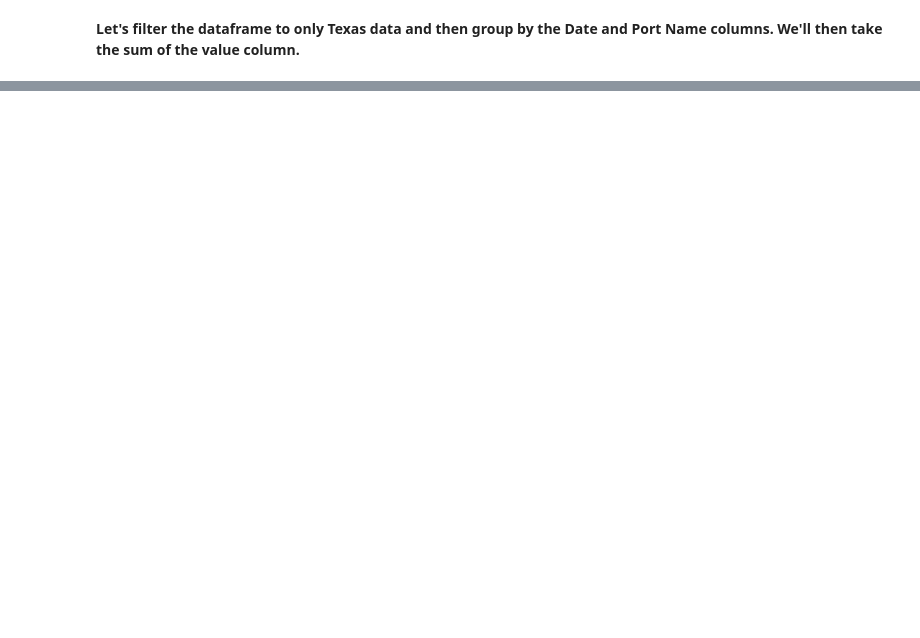
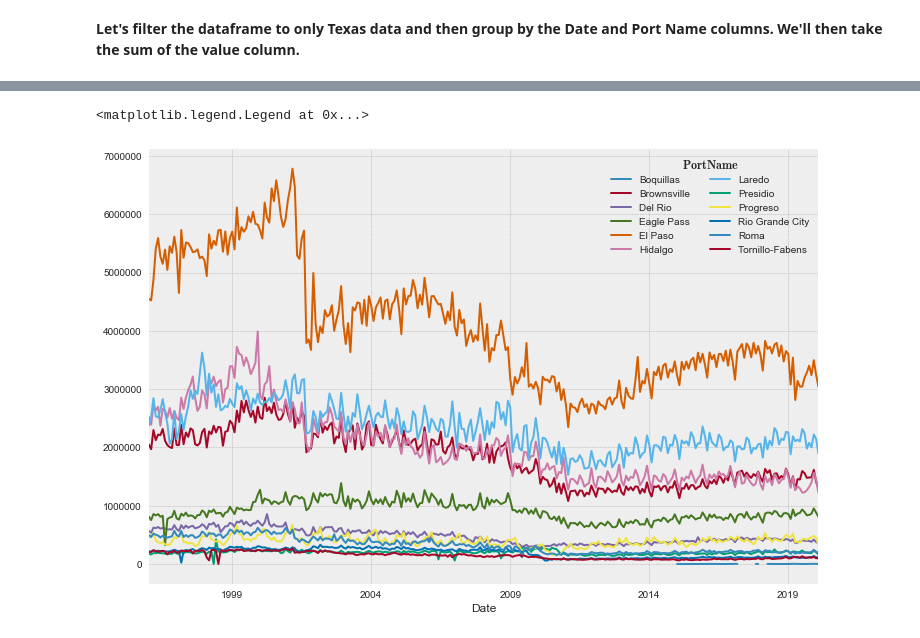
Before and after one commit to ringotm/Python-Tutorials, a Jupyter notebook: Groupby_Pivot_Pandas.ipynb, the cells around one changed output, grey strips where cells are left out. Cells and saved outputs as stored; diff of their text form; code cells hidden in the pictures; blank space fills up the shorter version.

Commit message:
updated groupby notebook

```diff
--- a/Groupby_Pivot_Pandas.ipynb
+++ b/Groupby_Pivot_Pandas.ipynb
@@ -118,0 +74,3 @@ df_Texas_2019_PVP.shape
+# %%
+df_grouped = df.loc[df['State']=='TX'].groupby(['Date', 'Port Name'])['Value'].agg(sum_of_value = ('sum'))
+df_grouped
@@ -118,0 +94,3 @@ df_Texas_2019_PVP.shape
+# %%
+df_grouped.reset_index(level='Port Name', inplace=True)
+df_grouped
@@ -119,3 +112,4 @@ df_Texas_2019_PVP.shape
 # %%
-df_Texas_2019_PVP.pivot(index='Date', columns = 'Port Name', values = 'Value')
+df_grouped_pivot = df_grouped.pivot(columns='Port Name', values='sum_of_value')
+df_grouped_pivot
 # %% [output]
@@ -122,0 +154,8 @@ ValueError: Index contains duplicate entries, cannot reshape
+# %%
+import matplotlib.pyplot as plt
+plt.style.use('bmh')
+df_grouped_pivot.plot(figsize=(12,8))
+plt.legend(title=r"$\bf{Port Name}$", title_fontsize = 'large', ncol=2, frameon=False)
+# %% [output]
+<matplotlib.legend.Legend at 0x...>
+[figure, added]
```
Also changed, not shown: parts of 21 cells of this notebook.
